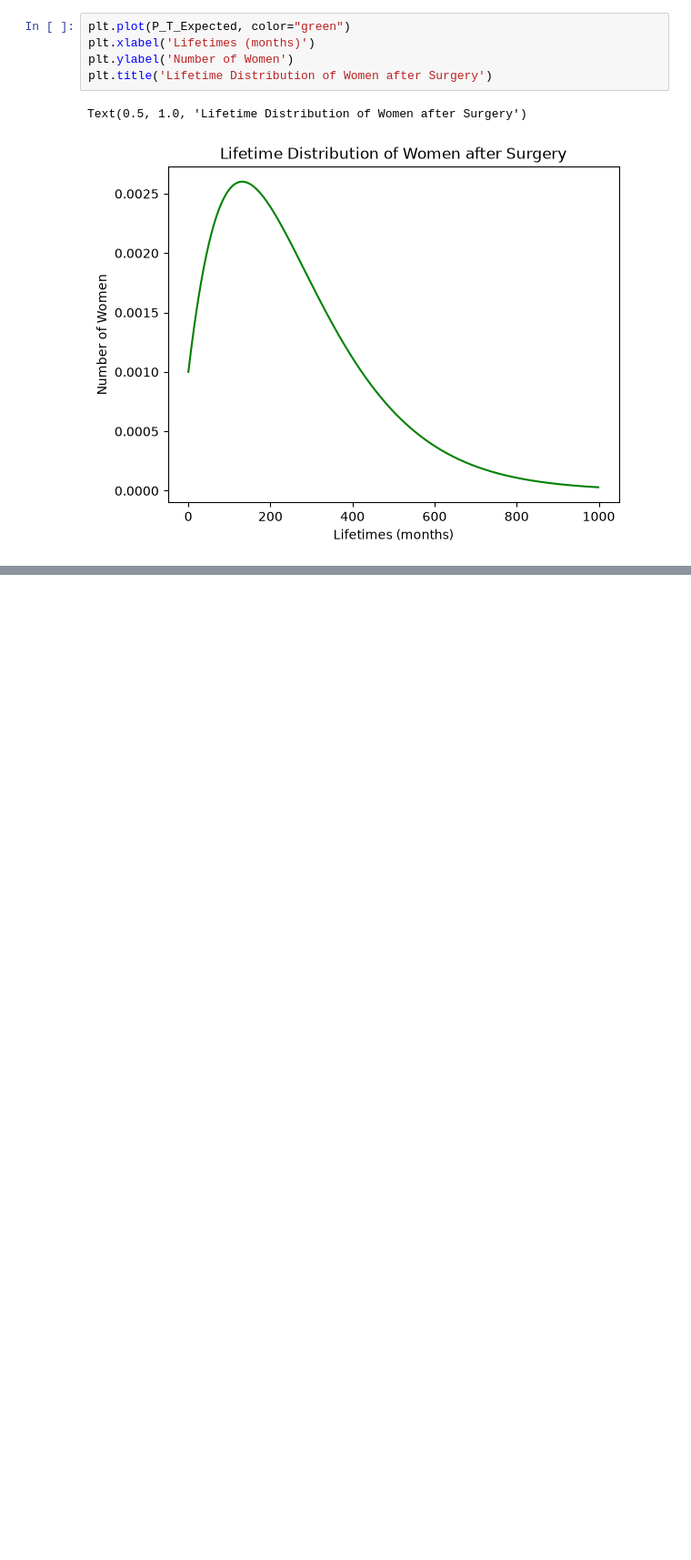
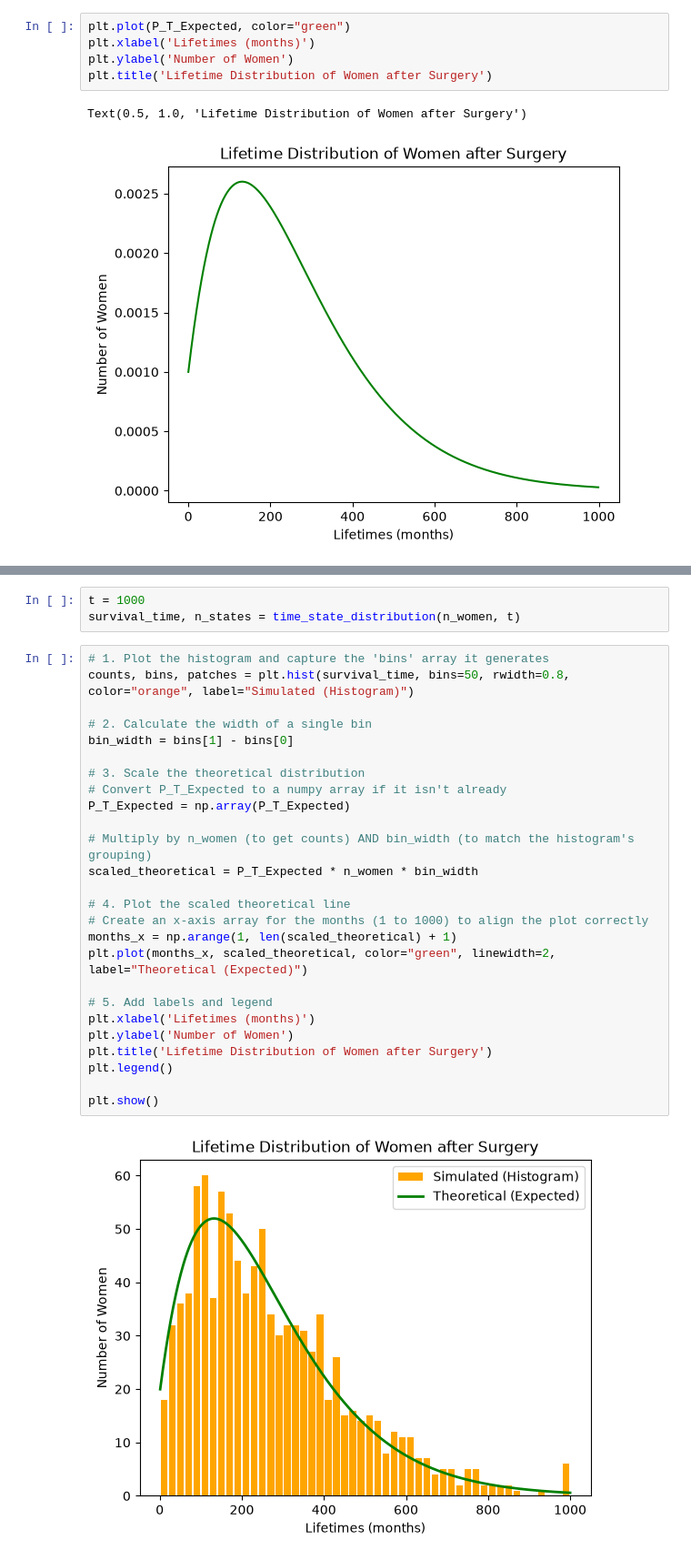
Before and after one commit to kridk999/stochastic_project1, a Jupyter notebook: src/prjt1/projekt1.ipynb, the cells around one changed output, grey strips where cells are left out. Shown at 91% size. Cells and saved outputs as stored; diff of their text form; blank space fills up the shorter version.

```diff
--- a/src/prjt1/projekt1.ipynb
+++ b/src/prjt1/projekt1.ipynb
@@ -204 +200,32 @@ Simulated Mean Lifetime = 266.345
 Theoretical Mean Lifetime = 262.3716153127931
+# %%
+t = 1000
+survival_time, n_states = time_state_distribution(n_women, t)
+# %%
+# 1. Plot the histogram and capture the 'bins' array it generates
+counts, bins, patches = plt.hist(survival_time, bins=50, rwidth=0.8, color="orange", label="Simulated (Histogram)")
+
+# 2. Calculate the width of a single bin
+bin_width = bins[1] - bins[0]
+
+# 3. Scale the theoretical distribution
+# Convert P_T_Expected to a numpy array if it isn't already
+P_T_Expected = np.array(P_T_Expected)
+
+# Multiply by n_women (to get counts) AND bin_width (to match the histogram's grouping)
+scaled_theoretical = P_T_Expected * n_women * bin_width
+
+# 4. Plot the scaled theoretical line
+# Create an x-axis array for the months (1 to 1000) to align the plot correctly
+months_x = np.arange(1, len(scaled_theoretical) + 1)
+plt.plot(months_x, scaled_theoretical, color="green", linewidth=2, label="Theoretical (Expected)")
+
+# 5. Add labels and legend
+plt.xlabel('Lifetimes (months)')
+plt.ylabel('Number of Women')
+plt.title('Lifetime Distribution of Women after Surgery')
+plt.legend()
+
+plt.show()
+# %% [output]
+[figure, added]
```
Also changed, not shown: parts of 9 cells of this notebook.
